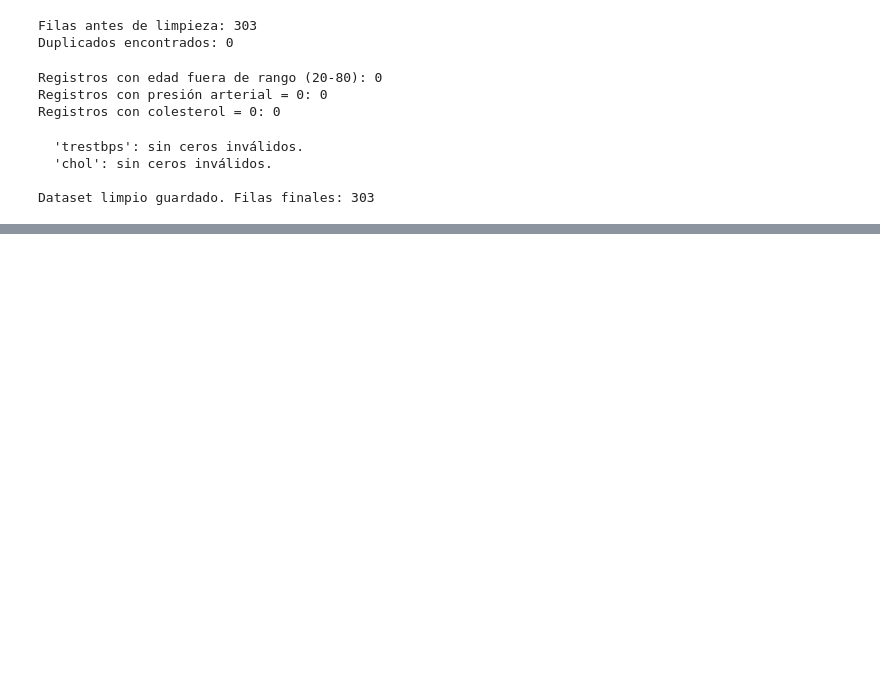
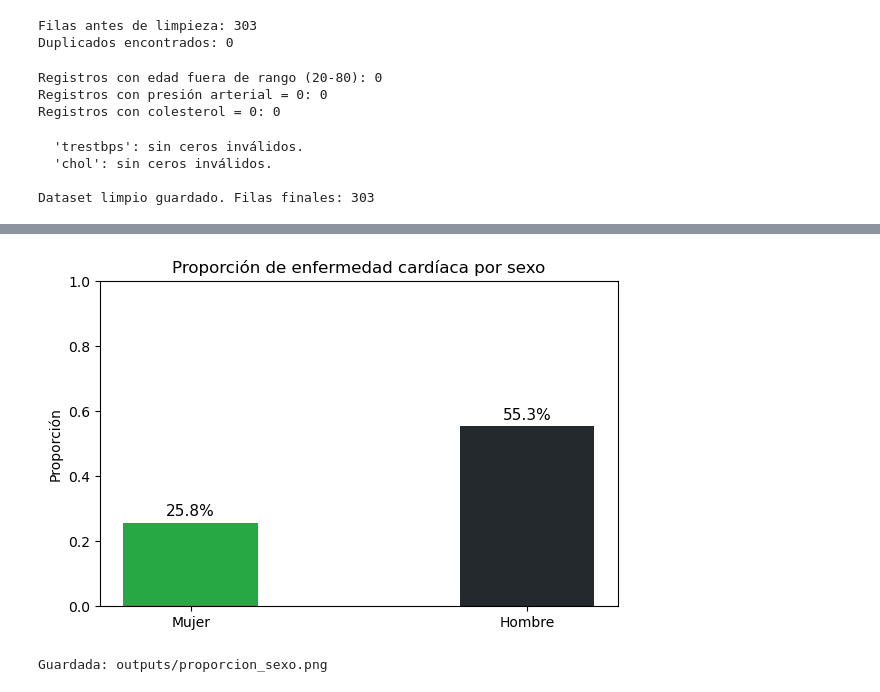
Before and after one commit to bernabe-ortega-tenezaca/proyecto_cardio, a Jupyter notebook: main.ipynb, the cells around one changed output, grey strips where cells are left out. Drawn from its saved outputs; the diff is of its cells as text; code cells hidden in the pictures; blank space fills up the shorter version.

```diff
--- a/main.ipynb
+++ b/main.ipynb
@@ -203,0 +232,20 @@ Dataset limpio guardado. Filas finales: 303
+# %%
+# Figura 2 — Proporción de enfermos por sexo
+tabla = df.groupby("sex")["enfermedad"].mean().reset_index()
+tabla["sex"] = tabla["sex"].map({0: "Mujer", 1: "Hombre"})
+
+fig, ax = plt.subplots(figsize=(6, 4))
+ax.bar(tabla["sex"], tabla["enfermedad"],
+       color=["#28a745", "#24292e"], width=0.4)
+ax.set_title("Proporción de enfermedad cardíaca por sexo")
+ax.set_ylabel("Proporción")
+ax.set_ylim(0, 1)
+for i, v in enumerate(tabla["enfermedad"]):
+    ax.text(i, v + 0.02, f"{v:.1%}", ha="center", fontsize=11)
+plt.tight_layout()
+plt.savefig("outputs/proporcion_sexo.png", dpi=100)
+plt.show()
+print("Guardada: outputs/proporcion_sexo.png")
+# %% [output]
+[figure, added]
+Guardada: outputs/proporcion_sexo.png
```
Also changed, not shown: parts of 5 cells of this notebook.
